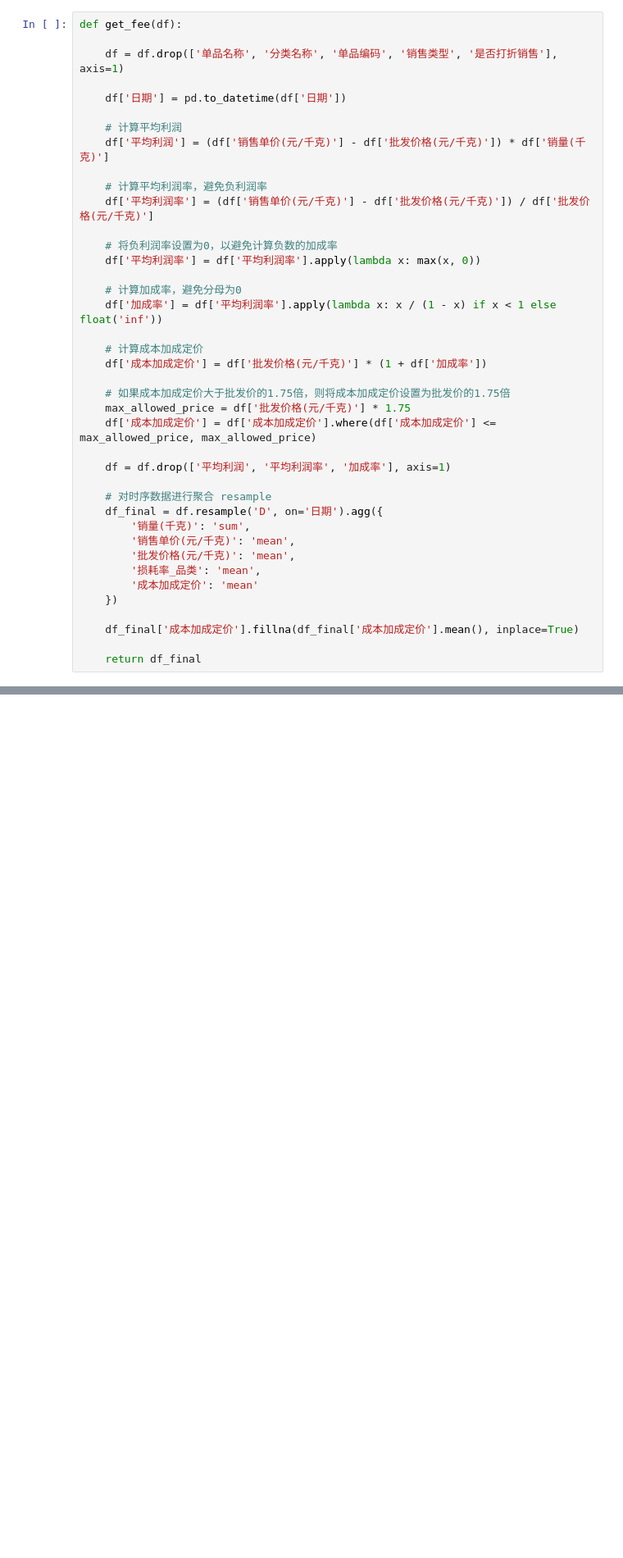
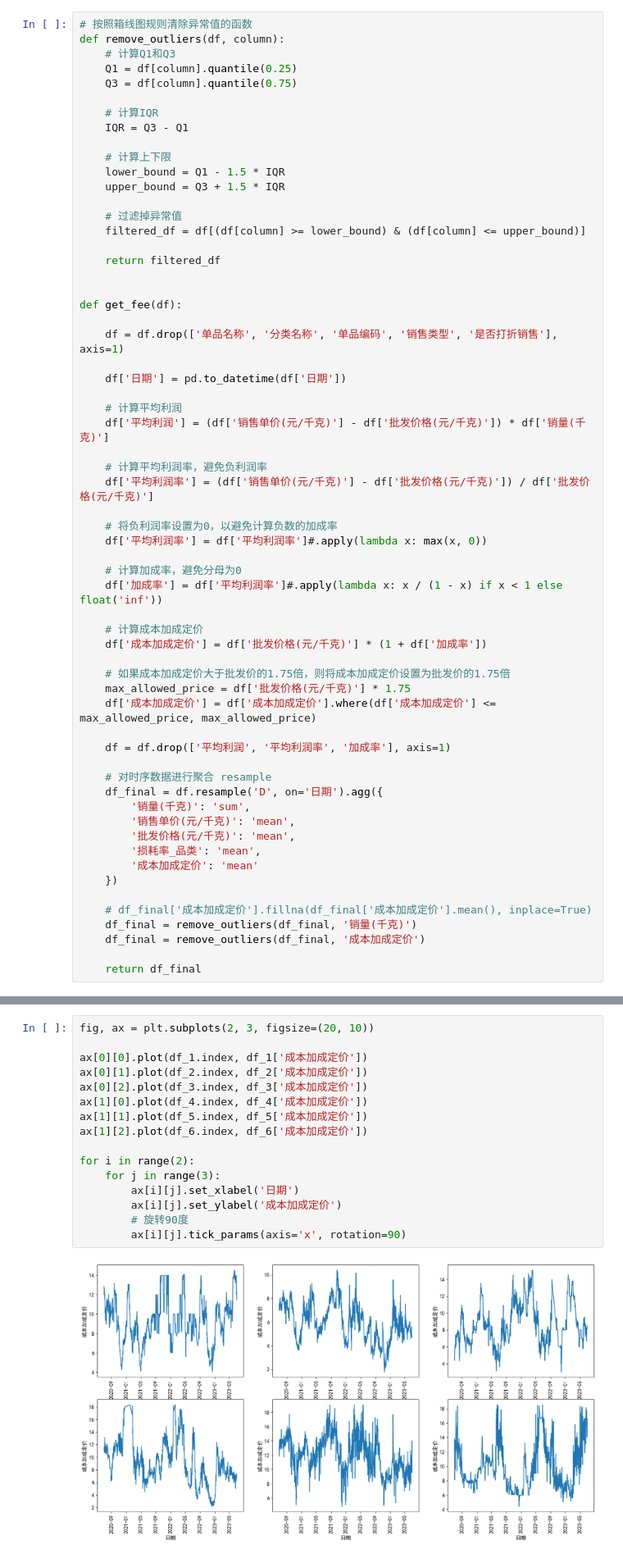
Before and after one commit to XingA02/CUMCM-2023C, a Jupyter notebook: 2_1_销量-成本加成定价.ipynb, the cells around one changed output, grey strips where cells are left out. Shown: that part at 82% size. Saved outputs shown, nothing was run; the diff lists cells and outputs as text; blank space fills up the shorter version.

```diff
--- a/2_1_销量-成本加成定价.ipynb
+++ b/2_1_销量-成本加成定价.ipynb
@@ -29,6 +30,25 @@ Index(['日期', '单品编码', '单品名称', '分类名称', '销量(千克)
 # %% [markdown]
 ## ***计算成本加成定价***
 # %%
+# 按照箱线图规则清除异常值的函数
+def remove_outliers(df, column):
+    # 计算Q1和Q3
+    Q1 = df[column].quantile(0.25)
+    Q3 = df[column].quantile(0.75)
+
+    # 计算IQR
+    IQR = Q3 - Q1
+
+    # 计算上下限
+    lower_bound = Q1 - 1.5 * IQR
+    upper_bound = Q3 + 1.5 * IQR
+
+    # 过滤掉异常值
+    filtered_df = df[(df[column] >= lower_bound) & (df[column] <= upper_bound)]
+
+    return filtered_df
+
+
 def get_fee(df):
 
     df = df.drop(['单品名称', '分类名称', '单品编码', '销售类型', '是否打折销售'], axis=1)
@@ -42,10 +62,10 @@ def get_fee(df):
     df['平均利润率'] = (df['销售单价(元/千克)'] - df['批发价格(元/千克)']) / df['批发价格(元/千克)']
 
     # 将负利润率设置为0，以避免计算负数的加成率
-    df['平均利润率'] = df['平均利润率'].apply(lambda x: max(x, 0))
+    df['平均利润率'] = df['平均利润率']#.apply(lambda x: max(x, 0))
 
     # 计算加成率，避免分母为0
-    df['加成率'] = df['平均利润率'].apply(lambda x: x / (1 - x) if x < 1 else float('inf'))
+    df['加成率'] = df['平均利润率']#.apply(lambda x: x / (1 - x) if x < 1 else float('inf'))
 
     # 计算成本加成定价
     df['成本加成定价'] = df['批发价格(元/千克)'] * (1 + df['加成率'])
@@ -65,7 +85,9 @@ def get_fee(df):
         '成本加成定价': 'mean'
     })
 
-    df_final['成本加成定价'].fillna(df_final['成本加成定价'].mean(), inplace=True)
+    # df_final['成本加成定价'].fillna(df_final['成本加成定价'].mean(), inplace=True)
+    df_final = remove_outliers(df_final, '销量(千克)')
+    df_final = remove_outliers(df_final, '成本加成定价')
 
     return df_final
 # %%
@@ -106,0 +111,18 @@ For example, when doing 'df[col].method(value, inplace=True)', try using 'df.met
+# %%
+fig, ax = plt.subplots(2, 3, figsize=(20, 10))
+
+ax[0][0].plot(df_1.index, df_1['成本加成定价'])
+ax[0][1].plot(df_2.index, df_2['成本加成定价'])
+ax[0][2].plot(df_3.index, df_3['成本加成定价'])
+ax[1][0].plot(df_4.index, df_4['成本加成定价'])
+ax[1][1].plot(df_5.index, df_5['成本加成定价'])
+ax[1][2].plot(df_6.index, df_6['成本加成定价'])
+
+for i in range(2):
+    for j in range(3):
+        ax[i][j].set_xlabel('日期')
+        ax[i][j].set_ylabel('成本加成定价')
+        # 旋转90度
+        ax[i][j].tick_params(axis='x', rotation=90)
+# %% [output]
+[figure, added]
```
Also changed, not shown: parts of 9 cells of this notebook, 22 other files.
